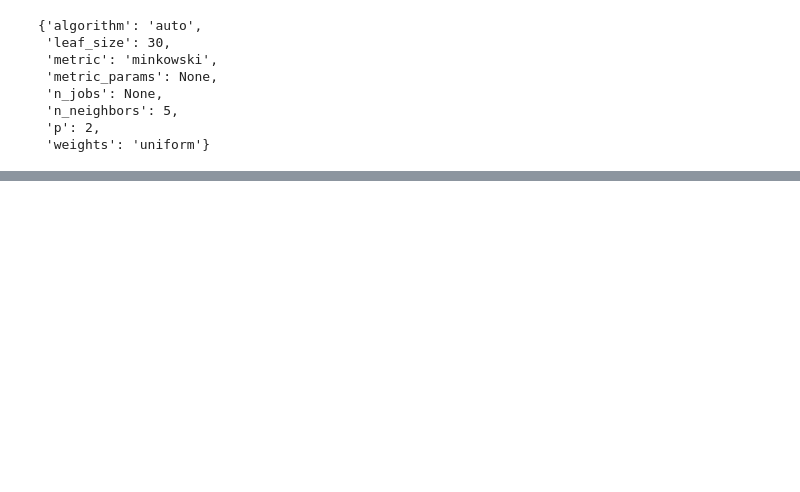
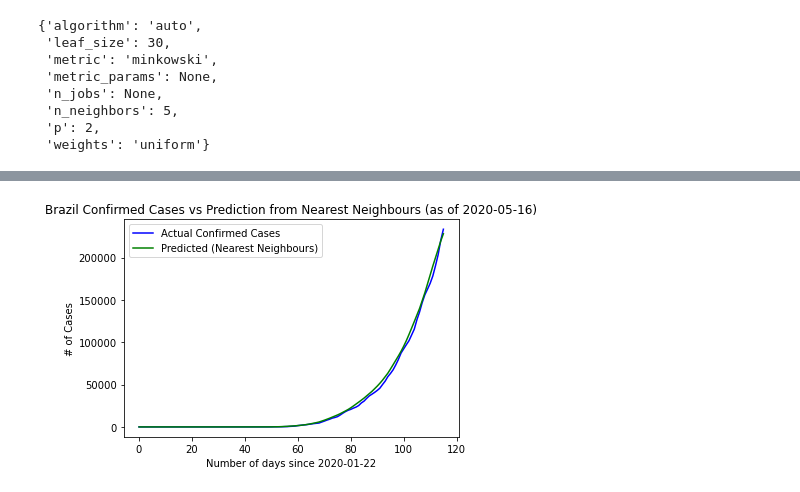
Before and after one commit to EduRibeiro00/CovidForecast-feup-iart, a Jupyter notebook: proj2/covid_analysis_knn.ipynb, the cells around one changed output, grey strips where cells are left out. Cells and saved outputs as stored; diff of their text form; code cells hidden in the pictures; blank space fills up the shorter version.

```diff
--- a/proj2/covid_analysis_knn.ipynb
+++ b/proj2/covid_analysis_knn.ipynb
@@ -188,0 +200,4 @@ plt.legend()
+# %%
+display_graph_country_increment(knn_estimator, "Brazil",["Lat_norm", "Long_norm", "Num_days_from_begin_norm"], "Confirmed", df)
+# %% [output]
+[figure, added]
```
Also changed, not shown: parts of 42 cells of this notebook, 1 other file.
